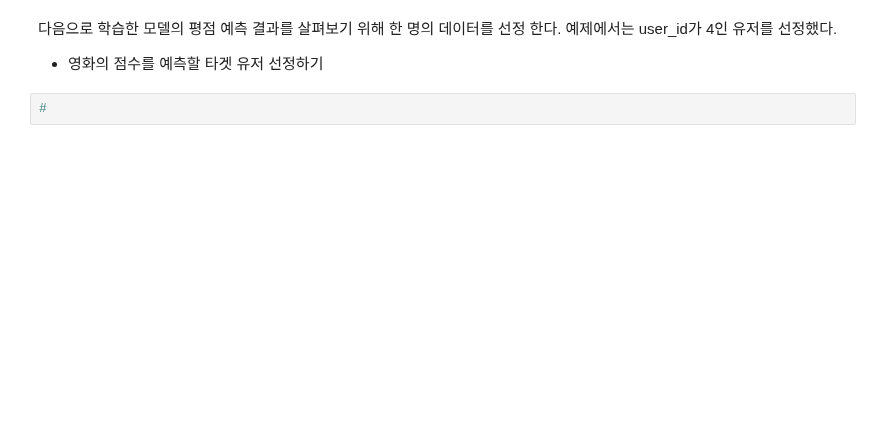
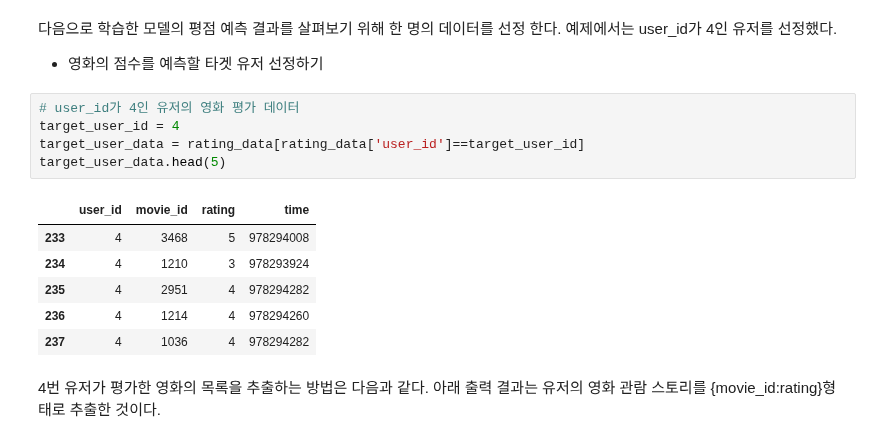
Before and after one commit to goldang01/python_data_analysis_study, a Jupyter notebook: Chapter3.3_Movie.ipynb, the cells around one changed output. Cells and saved outputs as stored; diff of their text form; blank space fills up the shorter version.

```diff
--- a/Chapter3.3_Movie.ipynb
+++ b/Chapter3.3_Movie.ipynb
@@ -460,4 +460,16 @@ training time of model: 79.42 seconds
 다음으로 학습한 모델의 평점 예측 결과를 살펴보기 위해 한 명의 데이터를 선정 한다. 예제에서는 user_id가 4인 유저를 선정했다.
 - 영화의 점수를 예측할 타겟 유저 선정하기
 # %%
-#
+# user_id가 4인 유저의 영화 평가 데이터
+target_user_id = 4
+target_user_data = rating_data[rating_data['user_id']==target_user_id]
+target_user_data.head(5)
+# %% [output]
+|  | user_id | movie_id | rating | time |
+| 233 | 4 | 3468 | 5 | 978294008 |
+| 234 | 4 | 1210 | 3 | 978293924 |
+| 235 | 4 | 2951 | 4 | 978294282 |
+| 236 | 4 | 1214 | 4 | 978294260 |
+| 237 | 4 | 1036 | 4 | 978294282 |
+# %% [markdown]
+4번 유저가 평가한 영화의 목록을 추출하는 방법은 다음과 같다. 아래 출력 결과는 유저의 영화 관람 스토리를 {movie_id:rating}형태로 추출한 것이다.
```
Also changed, not shown: parts of 26 cells of this notebook, 1 other file.
